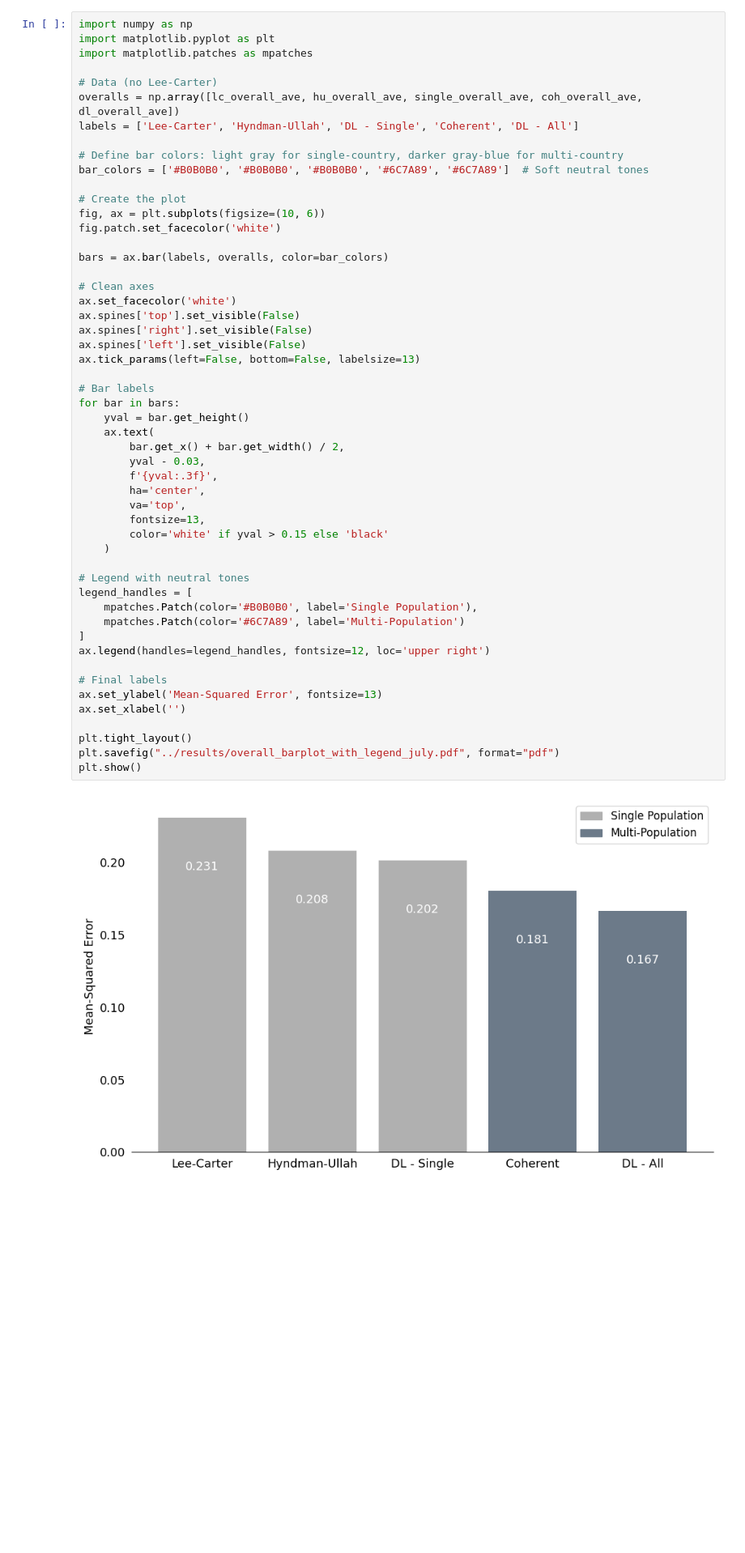
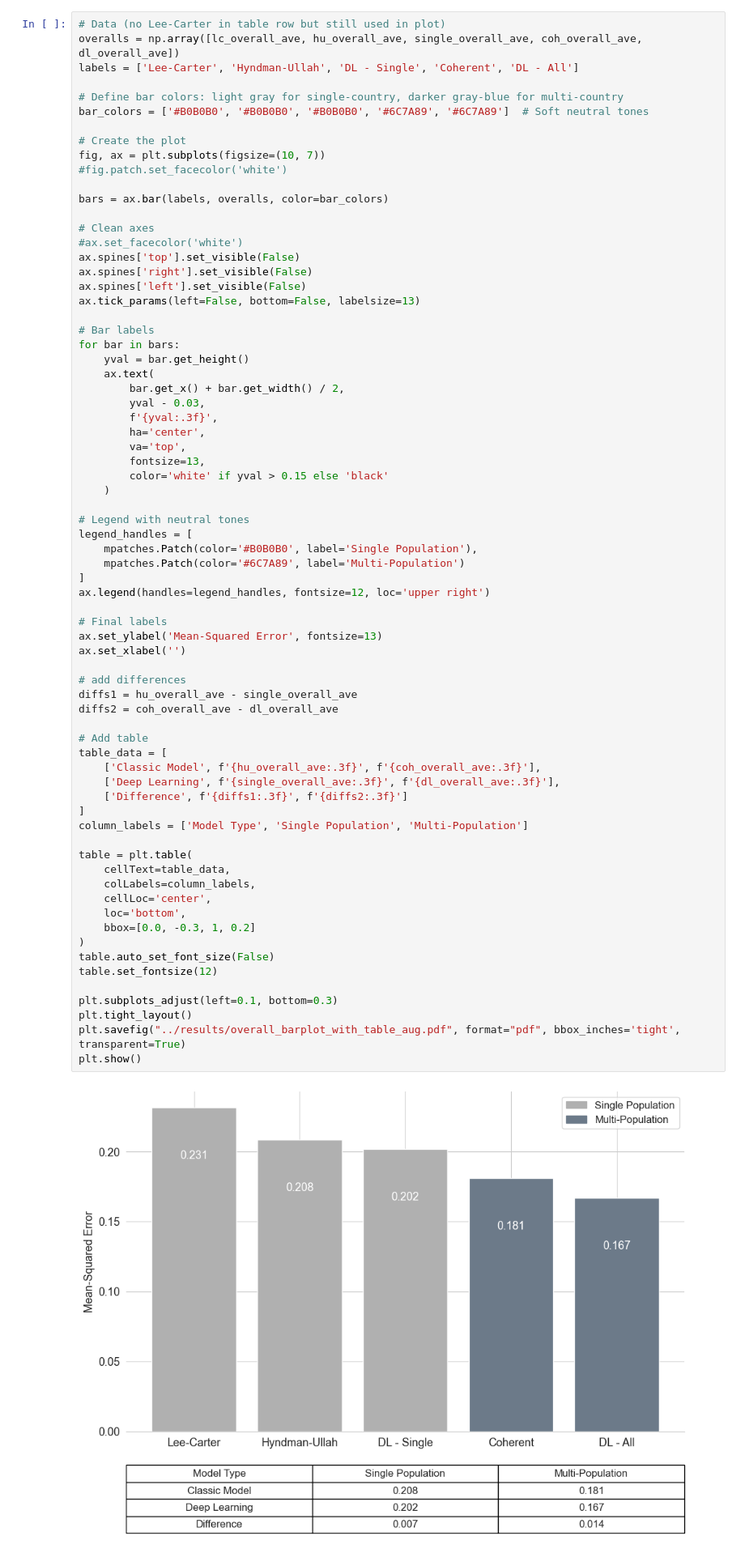
Before and after one commit to paigenpark/deep-mort, a Jupyter notebook: code/create_robust_figures.ipynb, the cells around one changed output. Shown at 81% size. Drawn from its saved outputs; the diff is of its cells as text; blank space fills up the shorter version.

Commit message:
cleaning up code - adding supplement figures

```diff
--- a/code/create_robust_figures.ipynb
+++ b/code/create_robust_figures.ipynb
@@ -255,11 +197,7 @@ Plot with no table
 # %% [markdown]
 Plot with table
 # %%
-import numpy as np
-import matplotlib.pyplot as plt
-import matplotlib.patches as mpatches
-
-# Data (no Lee-Carter)
+# Data (no Lee-Carter in table row but still used in plot)
 overalls = np.array([lc_overall_ave, hu_overall_ave, single_overall_ave, coh_overall_ave, dl_overall_ave])
 labels = ['Lee-Carter', 'Hyndman-Ullah', 'DL - Single', 'Coherent', 'DL - All']
 
@@ -267,44 +205,67 @@ labels = ['Lee-Carter', 'Hyndman-Ullah', 'DL - Single', 'Coherent', 'DL - All']
 bar_colors = ['#B0B0B0', '#B0B0B0', '#B0B0B0', '#6C7A89', '#6C7A89']  # Soft neutral tones
 
 # Create the plot
-fig, ax = plt.subplots(figsize=(10, 6))
-fig.patch.set_facecolor('white')
+fig, ax = plt.subplots(figsize=(10, 7))
+#fig.patch.set_facecolor('white')
 
 bars = ax.bar(labels, overalls, color=bar_colors)
 
 # Clean axes
-ax.set_facecolor('white')
+#ax.set_facecolor('white')
 ax.spines['top'].set_visible(False)
 ax.spines['right'].set_visible(False)
 ax.spines['left'].set_visible(False)
 ax.tick_params(left=False, bottom=False, labelsize=13)
 
 # Bar labels
 for bar in bars:
     yval = bar.get_height()
     ax.text(
         bar.get_x() + bar.get_width() / 2,
         yval - 0.03,
         f'{yval:.3f}',
         ha='center',
         va='top',
         fontsize=13,
         color='white' if yval > 0.15 else 'black'
     )
 
 # Legend with neutral tones
 legend_handles = [
     mpatches.Patch(color='#B0B0B0', label='Single Population'),
     mpatches.Patch(color='#6C7A89', label='Multi-Population')
 ]
 ax.legend(handles=legend_handles, fontsize=12, loc='upper right')
 
 # Final labels
 ax.set_ylabel('Mean-Squared Error', fontsize=13)
 ax.set_xlabel('')
 
+# add differences
+diffs1 = hu_overall_ave - single_overall_ave
+diffs2 = coh_overall_ave - dl_overall_ave
+
+# Add table
+table_data = [
+    ['Classic Model', f'{hu_overall_ave:.3f}', f'{coh_overall_ave:.3f}'],
+    ['Deep Learning', f'{single_overall_ave:.3f}', f'{dl_overall_ave:.3f}'],
+    ['Difference', f'{diffs1:.3f}', f'{diffs2:.3f}']
+]
+column_labels = ['Model Type', 'Single Population', 'Multi-Population']
+
+table = plt.table(
+    cellText=table_data,
+    colLabels=column_labels,
+    cellLoc='center',
+    loc='bottom',
+    bbox=[0.0, -0.3, 1, 0.2]
+)
+table.auto_set_font_size(False)
+table.set_fontsize(12)
+
+plt.subplots_adjust(left=0.1, bottom=0.3)
 plt.tight_layout()
-plt.savefig("../results/overall_barplot_with_legend_july.pdf", format="pdf")
+plt.savefig("../results/overall_barplot_with_table_aug.pdf", format="pdf", bbox_inches='tight', transparent=True)
 plt.show()
 # %% [output]
-[figure, old version]
+[figure, new version]
```
Also changed, not shown: parts of 14 cells of this notebook, 13 other files.
